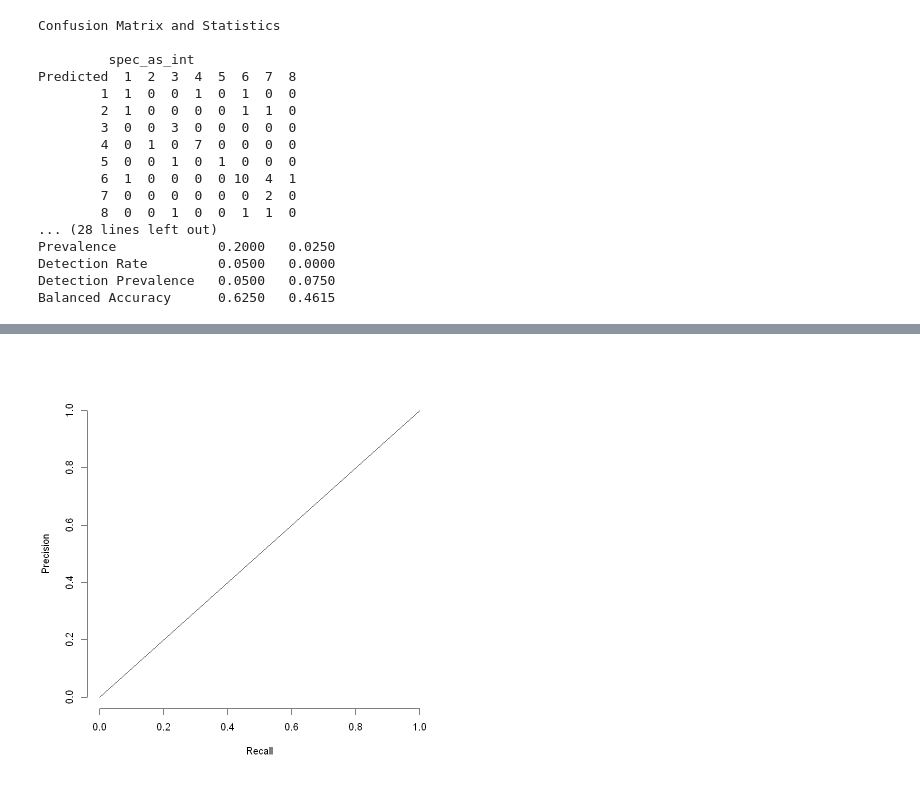
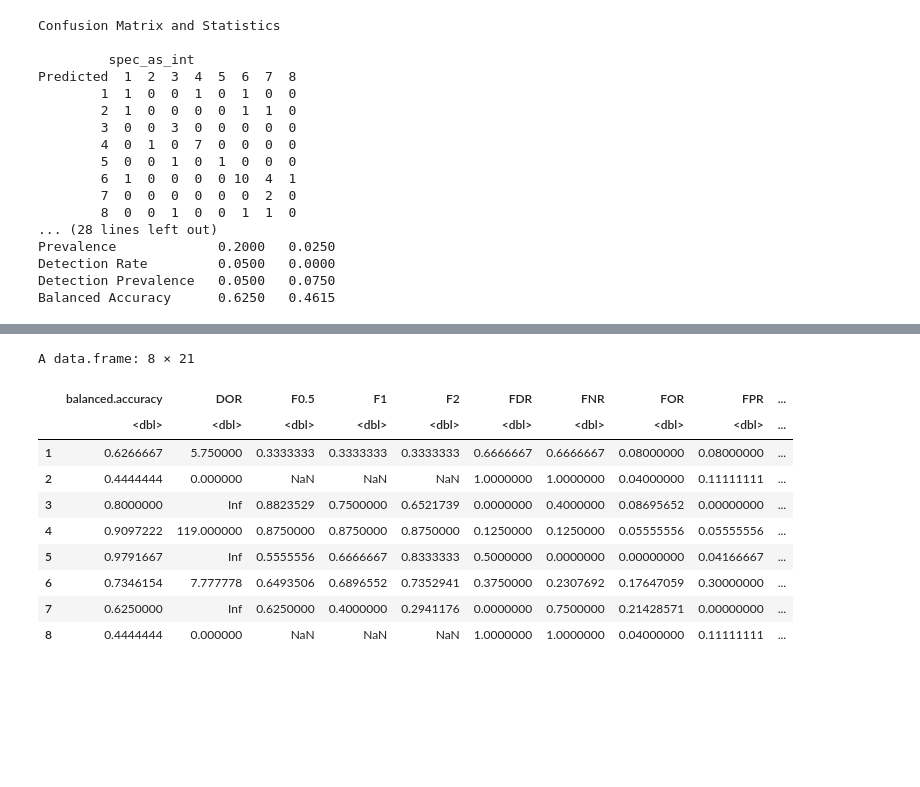
Before and after one commit to Kovacs-Lab/Geneva_Ionomics, a Jupyter notebook: nonimpute_y_raw.ipynb, the cells around one changed output, grey strips where cells are left out. Drawn from its saved outputs; the diff is of its cells as text; code cells hidden in the pictures; blank space fills up the shorter version.

```diff
--- a/nonimpute_y_raw.ipynb
+++ b/nonimpute_y_raw.ipynb
@@ -189,28 +176,21 @@ The downloaded binary packages are in
-# %%
-plot(x=NA, y=NA, xlim=c(0,1), ylim=c(0,1),
-     ylab="Precision",
-     xlab="Recall",
-     bty='n')
-colors <- c("red", "blue", "green")
-aucs <- rep(NA, length(levels(ionomics$spec_as_int))) # store AUCs
-for (i in seq_along(levels(ionomics$spec_as_int))) {
-  cur.class <- levels(ionomics$spec_as_int)[i]
-  binary.labels <- as.factor(train.data$spec_as_int == cur.class)
-  # binarize the classifier you are using (NB is arbitrary)
-  model <- NaiveBayes(binary.labels ~ ., data = train.data)
-  pred <- predict(model, test.data, type='raw')
-  score <- pred$posterior[, 'TRUE'] # posterior for  positive class
-  test.labels <- test.data$spec_as_int == cur.class
-  pred <- prediction(score, test.labels)
-  perf <- performance(pred, "prec", "rec")
-  roc.x <- unlist(perf@x.values)
-  roc.y <- unlist(perf@y.values)
-  lines(roc.y ~ roc.x, col = colors[i], lwd = 2)
-  # store AUC
-  auc <- performance(pred, "auc")
-  auc <- unlist(slot(auc, "y.values"))
-  aucs[i] <- auc
-}
-lines(x=c(0,1), c(0,1))
-# %% [output]
-[figure, removed]
+# %%
+spec.af <- factor(test.data$spec_as_int, levels = c("1","2","3","4","5","6","7","8"))
+class.af <- factor(predictions$class, levels = c("1","2","3","4","5","6","7","8"))
+# %%
+classifier_metrics <- ml_test(class.af, spec.af, output.as.table = TRUE)
+F1 <- classifier_metrics$F1
+accuracy <- classifier_metrics$accuracy
+# %%
+classifier_metrics
+# %% [output]
+A data.frame: 8 × 21
+|  | balanced.accuracy | DOR | F0.5 | F1 | F2 | FDR | FNR | FOR | FPR | ... |
+|  | <dbl> | <dbl> | <dbl> | <dbl> | <dbl> | <dbl> | <dbl> | <dbl> | <dbl> | ... |
+| 1 | 0.6266667 | 5.750000 | 0.3333333 | 0.3333333 | 0.3333333 | 0.6666667 | 0.6666667 | 0.08000000 | 0.08000000 | ... |
+| 2 | 0.4444444 | 0.000000 | NaN | NaN | NaN | 1.0000000 | 1.0000000 | 0.04000000 | 0.11111111 | ... |
+| 3 | 0.8000000 | Inf | 0.8823529 | 0.7500000 | 0.6521739 | 0.0000000 | 0.4000000 | 0.08695652 | 0.00000000 | ... |
+| 4 | 0.9097222 | 119.000000 | 0.8750000 | 0.8750000 | 0.8750000 | 0.1250000 | 0.1250000 | 0.05555556 | 0.05555556 | ... |
+| 5 | 0.9791667 | Inf | 0.5555556 | 0.6666667 | 0.8333333 | 0.5000000 | 0.0000000 | 0.00000000 | 0.04166667 | ... |
+| 6 | 0.7346154 | 7.777778 | 0.6493506 | 0.6896552 | 0.7352941 | 0.3750000 | 0.2307692 | 0.17647059 | 0.30000000 | ... |
+| 7 | 0.6250000 | Inf | 0.6250000 | 0.4000000 | 0.2941176 | 0.0000000 | 0.7500000 | 0.21428571 | 0.00000000 | ... |
+| 8 | 0.4444444 | 0.000000 | NaN | NaN | NaN | 1.0000000 | 1.0000000 | 0.04000000 | 0.11111111 | ... |
```
Also changed, not shown: parts of 3 cells of this notebook, 4 other files.
